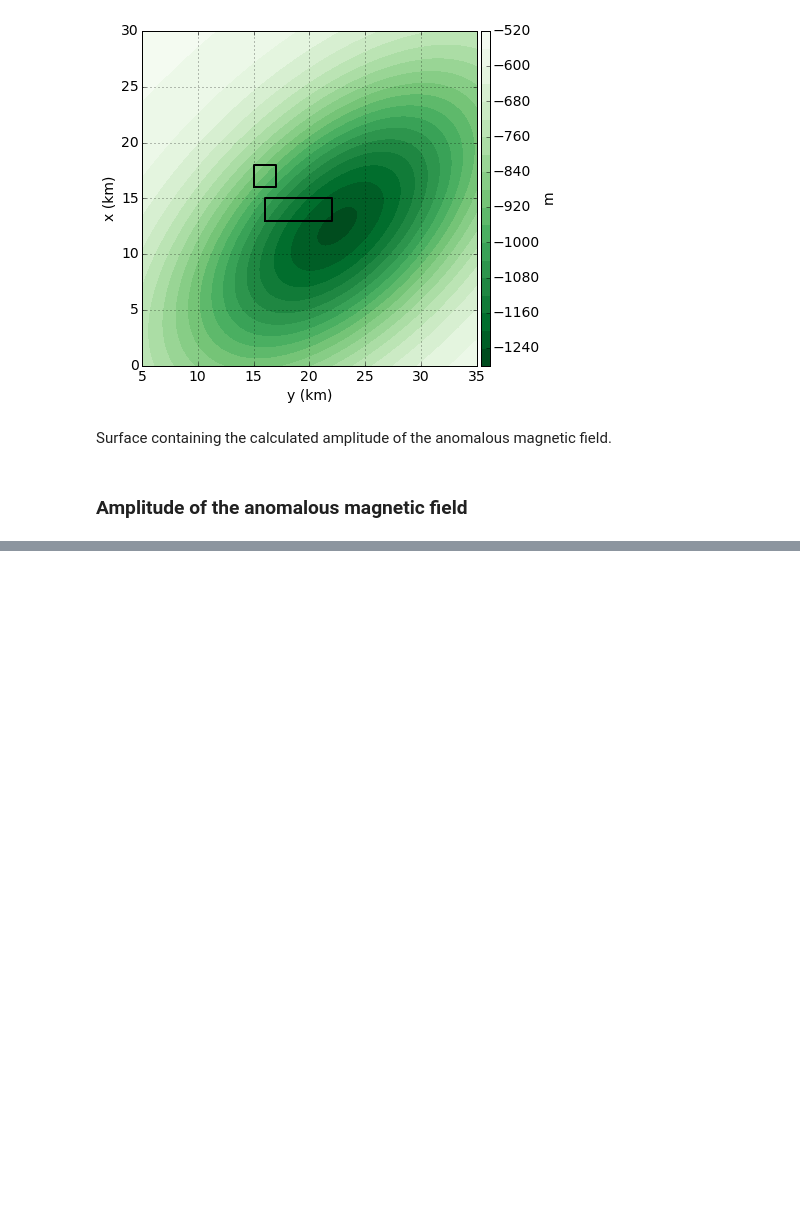
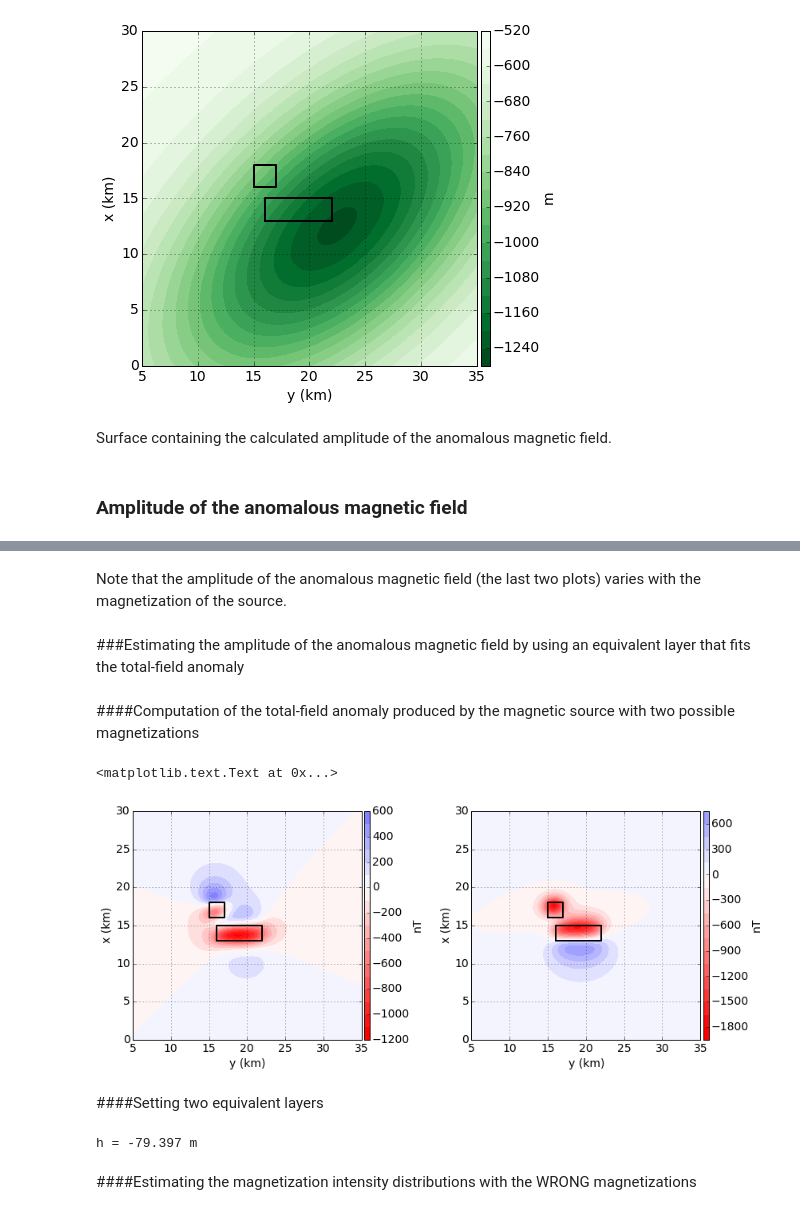
Before and after one commit to mtoqeerpk/Magnetic-amplitude, a Jupyter notebook: notebooks/magnetic_amplitude.ipynb, the cells around one changed output, grey strips where cells are left out. Cells and saved outputs as stored; diff of their text form; code cells hidden in the pictures; blank space fills up the shorter version.

```diff
--- a/notebooks/magnetic_amplitude.ipynb
+++ b/notebooks/magnetic_amplitude.ipynb
@@ -27,19 +35,15 @@ mpl.rc('font', size=14)
+# %%
+ms = [10., 14.]
+incs = [5., 70.]
+decs = [-10., -3.0]
 # %%
-ms = [10., 16.]      # magnetization intensity of the smaller prism
-incs = [30., 60.]    # magnetization inclination of the smaller prism
-decs = [-10., -24.7] # magnetization declination of the smaller prism
-
-mg = [14., 7.]      # magnetization intensity of the greater prism
-incg = [30., 60.]    # magnetization inclination of the greater prism
-decg = [-10., -24.7] # magnetization declination of the greater prism
-
 models = []
 
 for i in range(len(ms)):
     models.append([Prism(16000, 18000, 15000, 17000, 50, 2000,
                          props={'magnetization': ang2vec(ms[i],incs[i],decs[i])}),
                    Prism(13000, 15000, 16000, 22000, 100, 2100,
-                         props={'magnetization': ang2vec(mg[i],incg[i],decg[i])})])
+                         props={'magnetization': ang2vec(ms[i],incs[i],decs[i])})])
 
 model_projection = []
 for i, p in enumerate(models[0]):
@@ -143,0 +251,54 @@ for i in range(len(ms)):
+# %% [markdown]
+Note that the amplitude of the anomalous magnetic field (the last two plots) varies with the magnetization of the source.
+# %% [markdown]
+###Estimating the amplitude of the anomalous magnetic field by using an equivalent layer that fits the total-field anomaly
+# %% [markdown]
+####Computation of the total-field anomaly produced by the magnetic source with two possible magnetizations
+# %%
+inc, dec = -23.4, -13.0 #inclination and declination of the local-geomagnetic field
+# %%
+TFA = []
+for i in range(len(ms)):
+    TFA.append(prism.tf(xp,yp,zp,models[i], inc, dec))
+# %%
+mpl.figure(figsize=(12, 5), tight_layout=True)
+mpl.axis('scaled')
+
+mpl.subplot(1,2,1)
+ranges = np.abs([TFA[0].max(), TFA[0].min()]).max()
+mpl.contourf(yp, xp, TFA[0], shape, 20, cmap=mpl.cm.bwr_r,
+            vmin=-ranges, vmax=ranges)
+mpl.colorbar(pad=0.01, aspect=40, shrink=1.0).set_label('nT')
+for i, sq in enumerate(model_projection):
+    mpl.square(sq, linewidth=2.0, xy2ne=True)
+mpl.m2km()
+mpl.grid()
+mpl.xlabel('y (km)')
+mpl.ylabel('x (km)')
+
+mpl.subplot(1,2,2)
+ranges = np.abs([TFA[1].max(), TFA[1].min()]).max()
+mpl.contourf(yp, xp, TFA[1], shape, 20, cmap=mpl.cm.bwr_r,
+            vmin=-ranges, vmax=ranges)
+mpl.colorbar(pad=0.01, aspect=40, shrink=1.0).set_label('nT')
+for i, sq in enumerate(model_projection):
+    mpl.square(sq, linewidth=2.0, xy2ne=True)
+mpl.m2km()
+mpl.grid()
+mpl.xlabel('y (km)')
+mpl.ylabel('x (km)')
+# %% [output]
+<matplotlib.text.Text at 0x...>
+[figure, added]
+# %% [markdown]
+####Setting two equivalent layers
+# %%
+h = np.max(zp) + 1.4*dx
+print 'h = %.3f m' % h
+
+layers = [PointGrid(area, h, shape),
+          PointGrid(area, h, shape)]
+# %% [output]
+h = -79.397 m
+# %% [markdown]
+####Estimating the magnetization intensity distributions with the WRONG magnetizations
```
Also changed, not shown: parts of 17 cells of this notebook.
